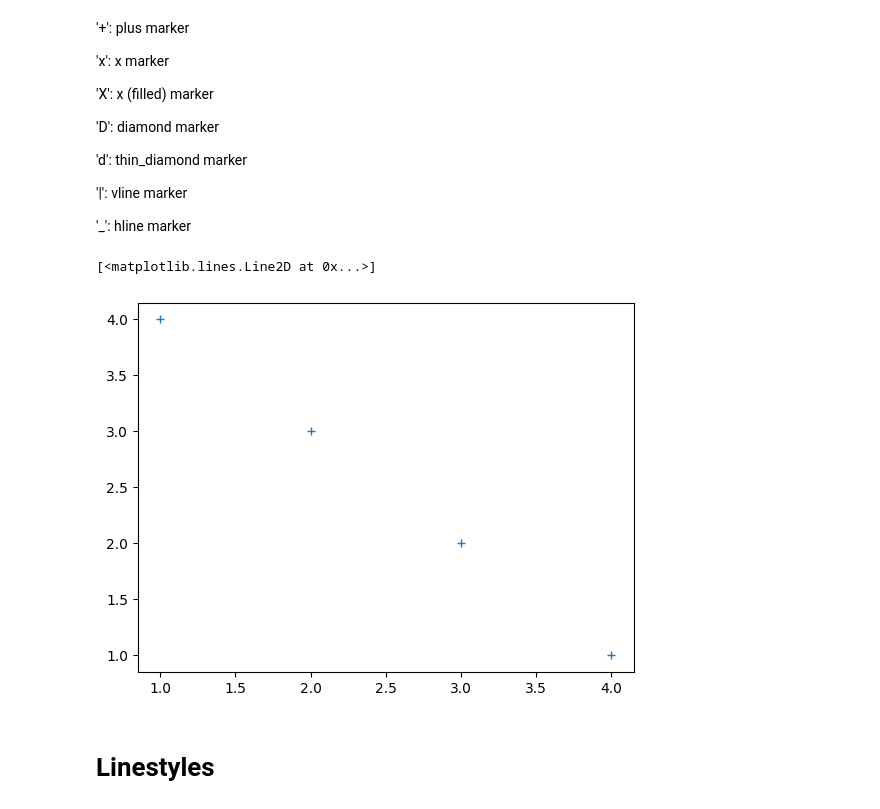
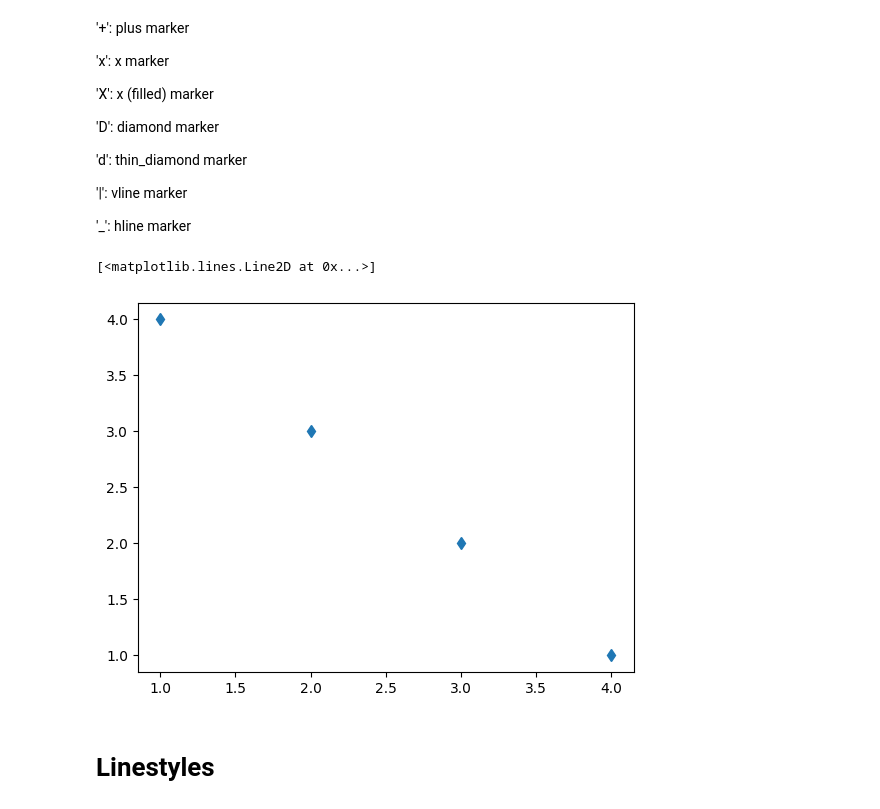
Before and after one commit to leyaoliatan/Matplotlib_Crash_Course, a Jupyter notebook: matplotlib-crashcourse-01-.plot() and basics.ipynb, the cells around one changed output. Saved outputs shown, nothing was run; the diff lists cells and outputs as text; code cells hidden in the pictures.

```diff
--- a/matplotlib-crashcourse-01-.plot() and basics.ipynb
+++ b/matplotlib-crashcourse-01-.plot() and basics.ipynb
@@ -162,10 +159,10 @@ plt.plot([1,2,3,4],[4,3,2,1],'s')
 
 '_': hline marker
 # %%
-plt.plot([1,2,3,4],[4,3,2,1],'+')
+plt.plot([1,2,3,4],[4,3,2,1],'d')
 # %% [output]
 [<matplotlib.lines.Line2D at 0x...>]
-[figure, old version]
+[figure, new version]
 # %% [markdown]
 # Linestyles
 # %% [markdown]
```
Also changed, not shown: parts of 13 cells of this notebook.
